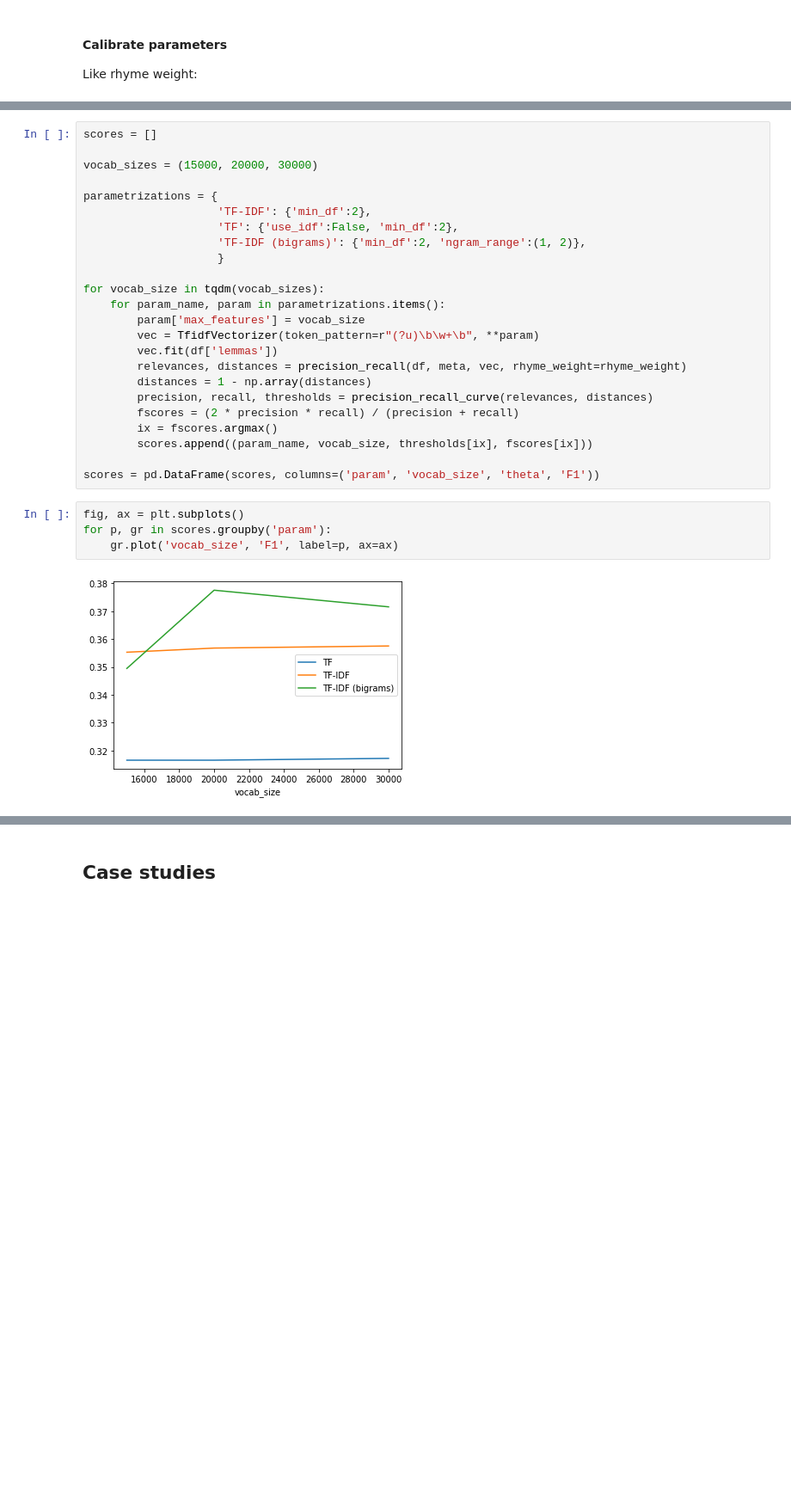
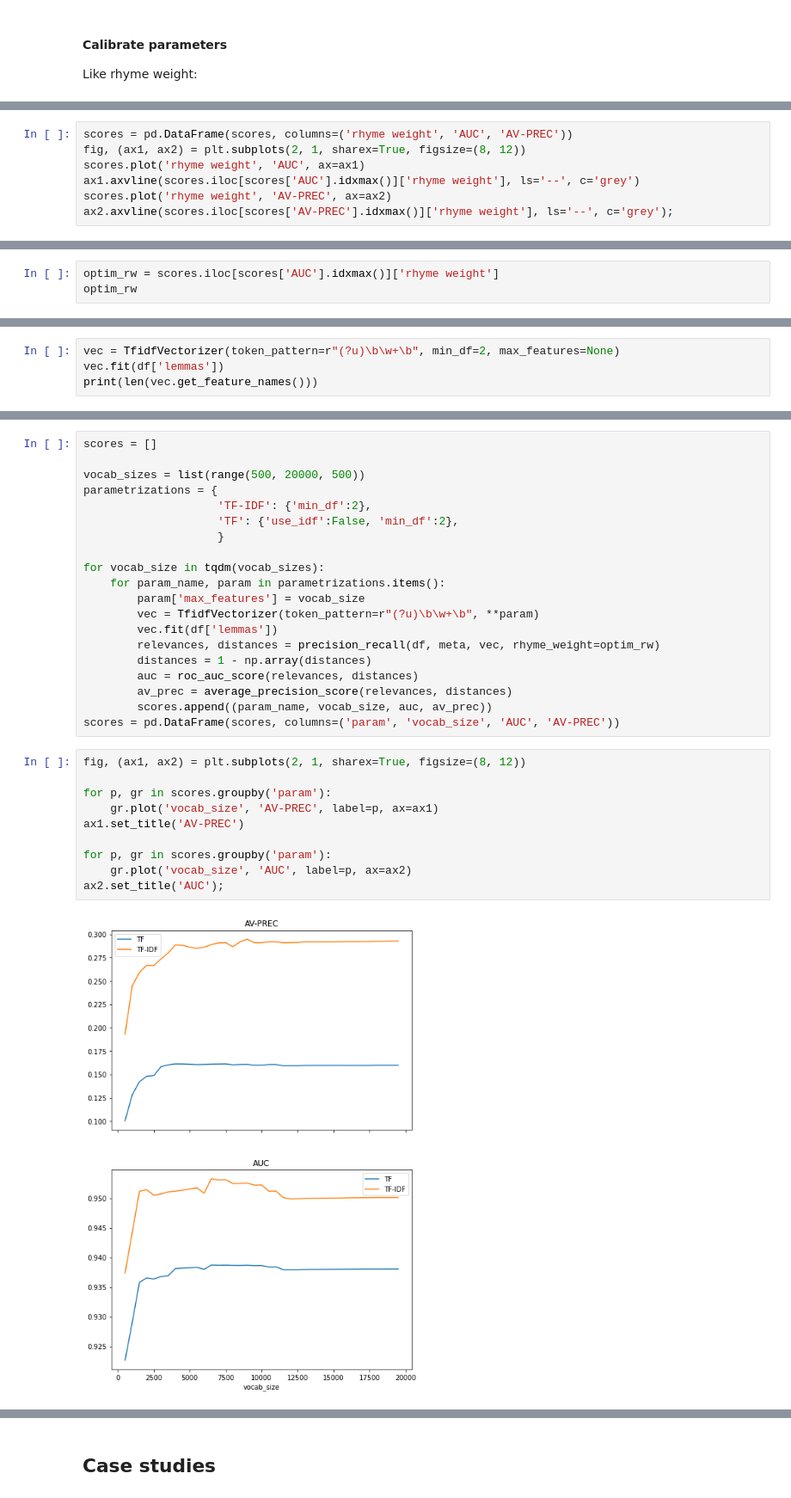
Before and after one commit to mikekestemont/zwerfverzen, a Jupyter notebook: notebooks/intertext.ipynb, the cells around one changed output, grey strips where cells are left out. Shown at 86% size. Saved outputs shown, nothing was run; the diff lists cells and outputs as text; blank space fills up the shorter version.

Commit message:
base calibration on AUC/AV-PREC

```diff
--- a/notebooks/intertext.ipynb
+++ b/notebooks/intertext.ipynb
@@ -315,0 +328,7 @@ scores.plot('rhyme weight', 'F1');
+# %%
+scores = pd.DataFrame(scores, columns=('rhyme weight', 'AUC', 'AV-PREC'))
+fig, (ax1, ax2) = plt.subplots(2, 1, sharex=True, figsize=(8, 12))
+scores.plot('rhyme weight', 'AUC', ax=ax1)
+ax1.axvline(scores.iloc[scores['AUC'].idxmax()]['rhyme weight'], ls='--', c='grey')
+scores.plot('rhyme weight', 'AV-PREC', ax=ax2)
+ax2.axvline(scores.iloc[scores['AV-PREC'].idxmax()]['rhyme weight'], ls='--', c='grey');
@@ -315,0 +337,3 @@ scores.plot('rhyme weight', 'F1');
+# %%
+optim_rw = scores.iloc[scores['AUC'].idxmax()]['rhyme weight']
+optim_rw
@@ -315,0 +344,4 @@ scores.plot('rhyme weight', 'F1');
+# %%
+vec = TfidfVectorizer(token_pattern=r"(?u)\b\w+\b", min_df=2, max_features=None)
+vec.fit(df['lemmas'])
+print(len(vec.get_feature_names()))
@@ -318,12 +352,10 @@ Vocabulary size for TF, TF-IDF and binary:
 # %%
 scores = []
 
-vocab_sizes = (15000, 20000, 30000)
-
+vocab_sizes = list(range(500, 20000, 500))
 parametrizations = {
                     'TF-IDF': {'min_df':2},
                     'TF': {'use_idf':False, 'min_df':2},
-                    'TF-IDF (bigrams)': {'min_df':2, 'ngram_range':(1, 2)},
                     }
 
 for vocab_size in tqdm(vocab_sizes):
@@ -331,17 +363,21 @@ for vocab_size in tqdm(vocab_sizes):
         param['max_features'] = vocab_size
         vec = TfidfVectorizer(token_pattern=r"(?u)\b\w+\b", **param)
         vec.fit(df['lemmas'])
-        relevances, distances = precision_recall(df, meta, vec, rhyme_weight=rhyme_weight)
+        relevances, distances = precision_recall(df, meta, vec, rhyme_weight=optim_rw)
         distances = 1 - np.array(distances)
-        precision, recall, thresholds = precision_recall_curve(relevances, distances)
-        fscores = (2 * precision * recall) / (precision + recall)
-        ix = fscores.argmax()
-        scores.append((param_name, vocab_size, thresholds[ix], fscores[ix]))
-
-scores = pd.DataFrame(scores, columns=('param', 'vocab_size', 'theta', 'F1'))
+        auc = roc_auc_score(relevances, distances)
+        av_prec = average_precision_score(relevances, distances)
+        scores.append((param_name, vocab_size, auc, av_prec))
+scores = pd.DataFrame(scores, columns=('param', 'vocab_size', 'AUC', 'AV-PREC'))
 # %%
-fig, ax = plt.subplots()
+fig, (ax1, ax2) = plt.subplots(2, 1, sharex=True, figsize=(8, 12))
+
 for p, gr in scores.groupby('param'):
-    gr.plot('vocab_size', 'F1', label=p, ax=ax)
+    gr.plot('vocab_size', 'AV-PREC', label=p, ax=ax1)
+ax1.set_title('AV-PREC')
+
+for p, gr in scores.groupby('param'):
+    gr.plot('vocab_size', 'AUC', label=p, ax=ax2)
+ax2.set_title('AUC');
 # %% [output]
-[figure, old version]
+[figure, new version]
```
Also changed, not shown: parts of 23 cells of this notebook.
